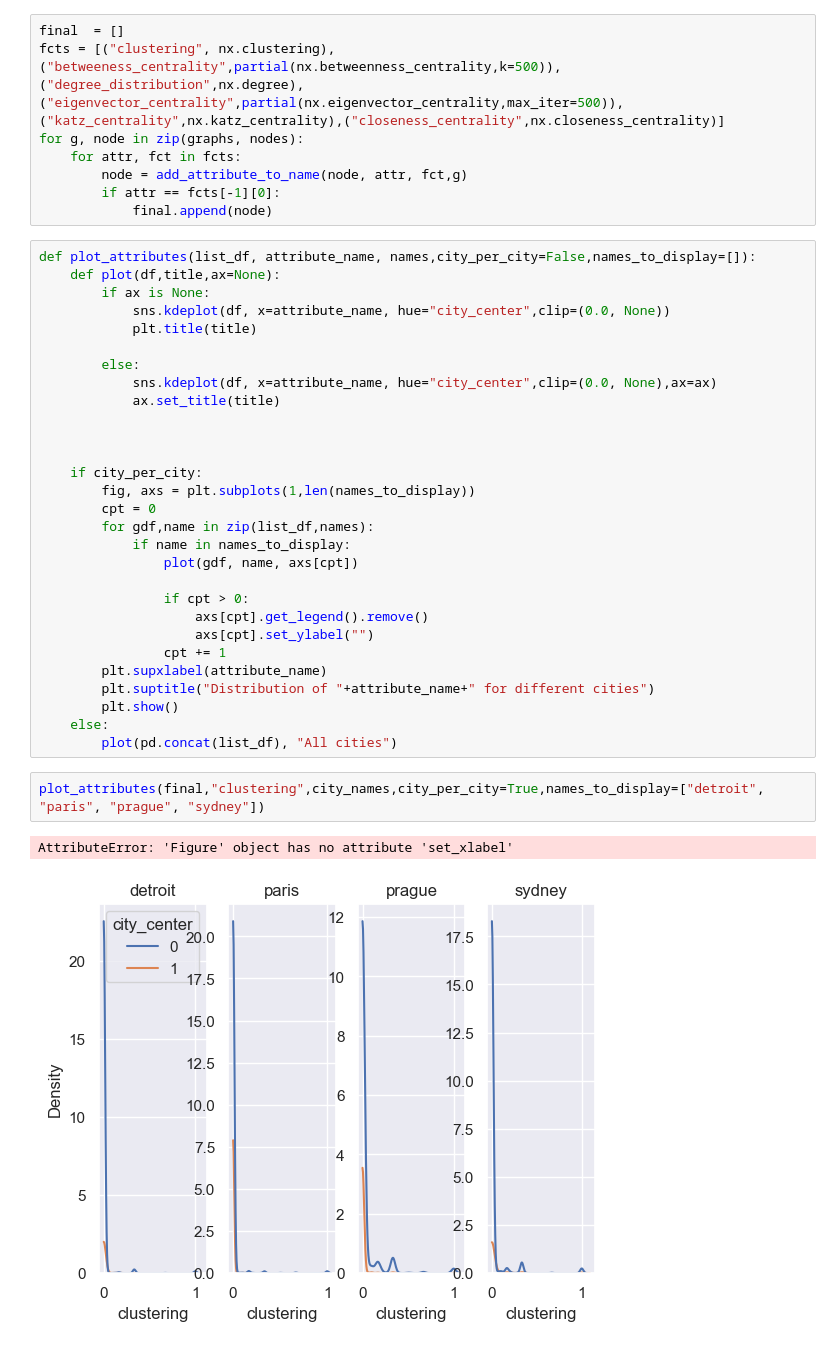
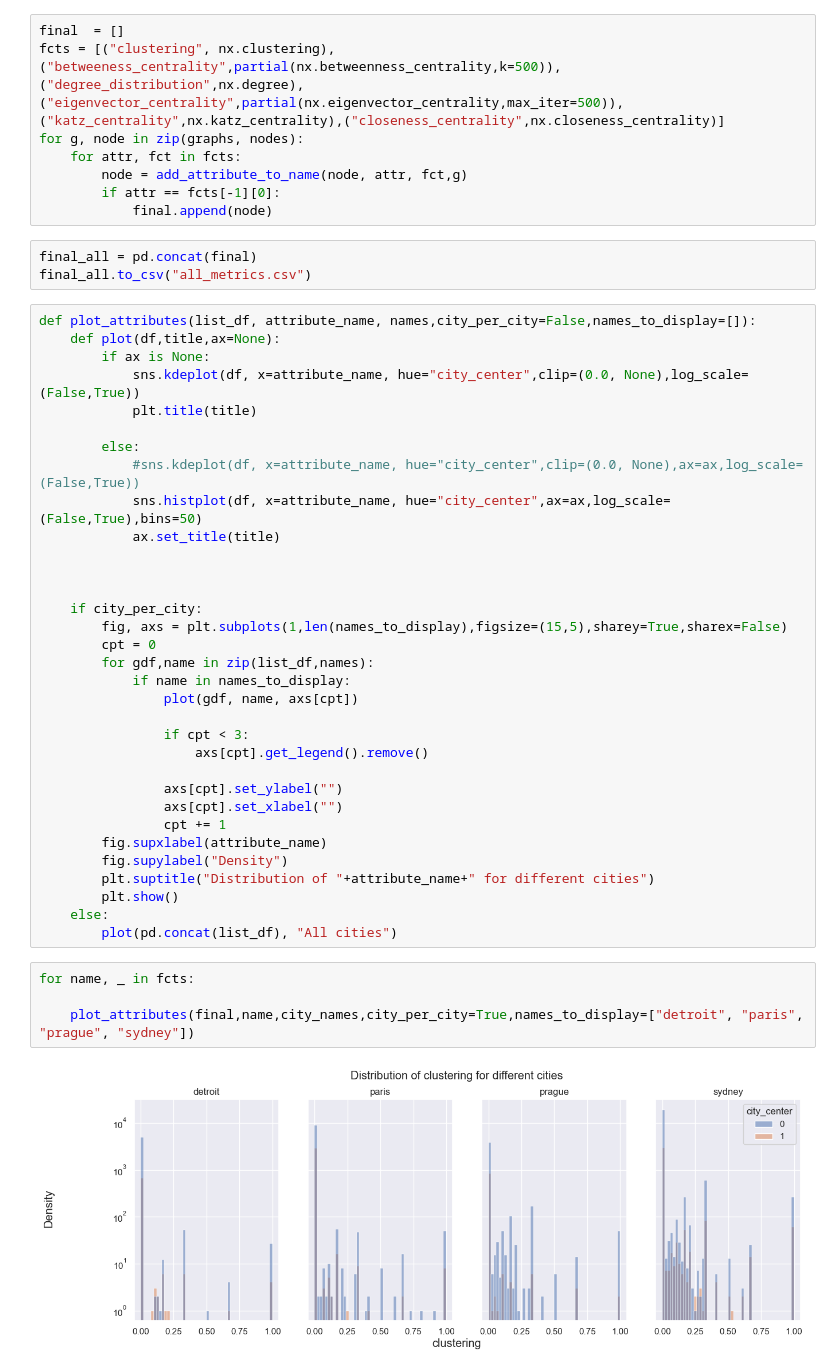
Before and after one commit to NML-Team-27/Project, a Jupyter notebook: eda_2.ipynb, the cells around one changed output. Cells and saved outputs as stored; diff of their text form.

Commit message:
attribute visualizations

```diff
--- a/eda_2.ipynb
+++ b/eda_2.ipynb
@@ -37,37 +37,45 @@ for g, node in zip(graphs, nodes):
         node = add_attribute_to_name(node, attr, fct,g)
         if attr == fcts[-1][0]:
             final.append(node)
+# %%
+final_all = pd.concat(final)
+final_all.to_csv("all_metrics.csv")
 # %%
 def plot_attributes(list_df, attribute_name, names,city_per_city=False,names_to_display=[]):
     def plot(df,title,ax=None):
         if ax is None:
-            sns.kdeplot(df, x=attribute_name, hue="city_center",clip=(0.0, None))
+            sns.kdeplot(df, x=attribute_name, hue="city_center",clip=(0.0, None),log_scale=(False,True))
             plt.title(title)
 
         else:
-            sns.kdeplot(df, x=attribute_name, hue="city_center",clip=(0.0, None),ax=ax)
+            #sns.kdeplot(df, x=attribute_name, hue="city_center",clip=(0.0, None),ax=ax,log_scale=(False,True))
+            sns.histplot(df, x=attribute_name, hue="city_center",ax=ax,log_scale=(False,True),bins=50)
             ax.set_title(title)
 
 
 
     if city_per_city:
-        fig, axs = plt.subplots(1,len(names_to_display))
+        fig, axs = plt.subplots(1,len(names_to_display),figsize=(15,5),sharey=True,sharex=False)
         cpt = 0
         for gdf,name in zip(list_df,names):
             if name in names_to_display:
                 plot(gdf, name, axs[cpt])
 
-                if cpt > 0:
+                if cpt < 3:
                     axs[cpt].get_legend().remove()
-                    axs[cpt].set_ylabel("")
+
+                axs[cpt].set_ylabel("")
+                axs[cpt].set_xlabel("")
                 cpt += 1
-        plt.supxlabel(attribute_name)
+        fig.supxlabel(attribute_name)
+        fig.supylabel("Density")
         plt.suptitle("Distribution of "+attribute_name+" for different cities")
         plt.show()
     else:
         plot(pd.concat(list_df), "All cities")
 # %%
-plot_attributes(final,"clustering",city_names,city_per_city=True,names_to_display=["detroit", "paris", "prague", "sydney"])
+for name, _ in fcts:
+
+    plot_attributes(final,name,city_names,city_per_city=True,names_to_display=["detroit", "paris", "prague", "sydney"])
 # %% [output]
-AttributeError: 'Figure' object has no attribute 'set_xlabel'
-[figure, old version]
+[figure, new version]
```
Also changed, not shown: parts of 2 cells of this notebook, 1 other file.
